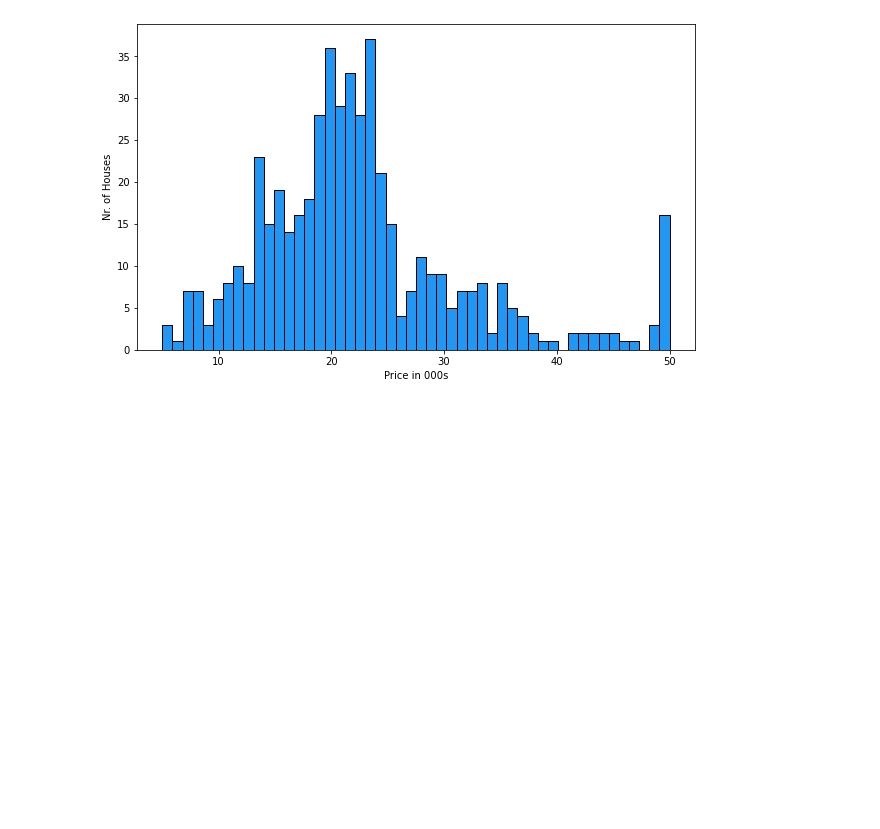
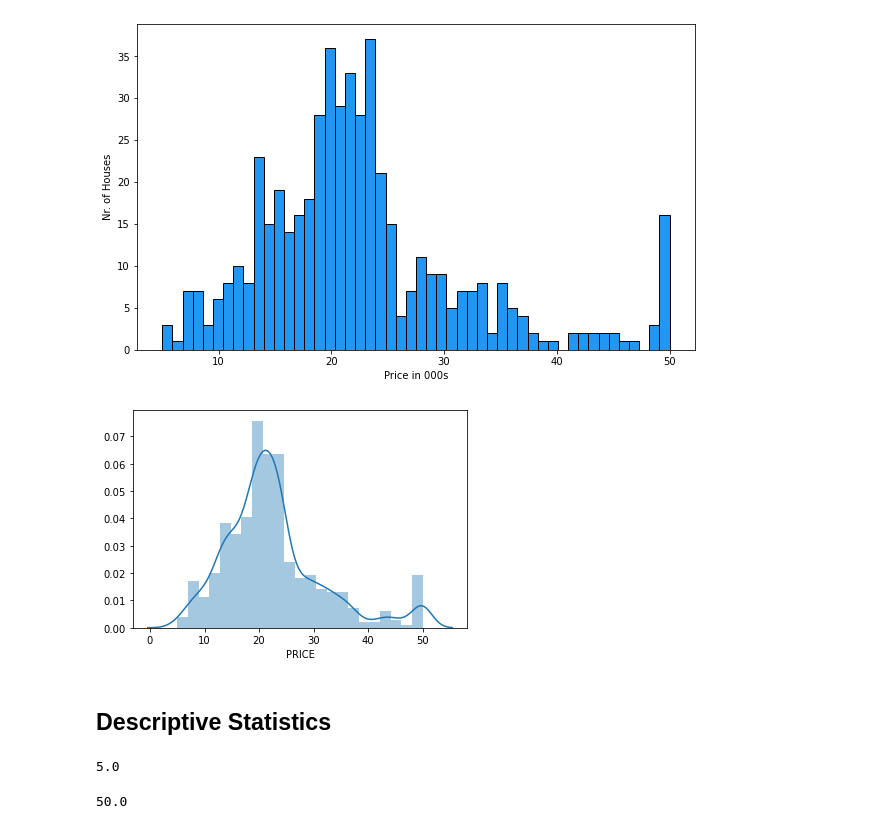
Before and after one commit to Origogi/Linear-Regression, a Jupyter notebook: 04 Multivariate Regression/sample.ipynb, the cells around one changed output. Drawn from its saved outputs; the diff is of its cells as text; code cells hidden in the pictures; blank space fills up the shorter version.

Commit message:
describe data

```diff
--- a/04 Multivariate Regression/sample.ipynb
+++ b/04 Multivariate Regression/sample.ipynb
@@ -192,3 +193,18 @@ plt.ylabel('Nr. of Houses')
 plt.show()
 # %% [output]
 [figure]
+# %%
+sns.distplot(data['PRICE'])
+plt.show()
+# %% [output]
+[figure, added]
+# %% [markdown]
+## Descriptive Statistics
+# %%
+data['PRICE'].min()
+# %% [output]
+5.0
+# %%
+data['PRICE'].max()
+# %% [output]
+50.0
```
Also changed, not shown: parts of 5 cells of this notebook.
